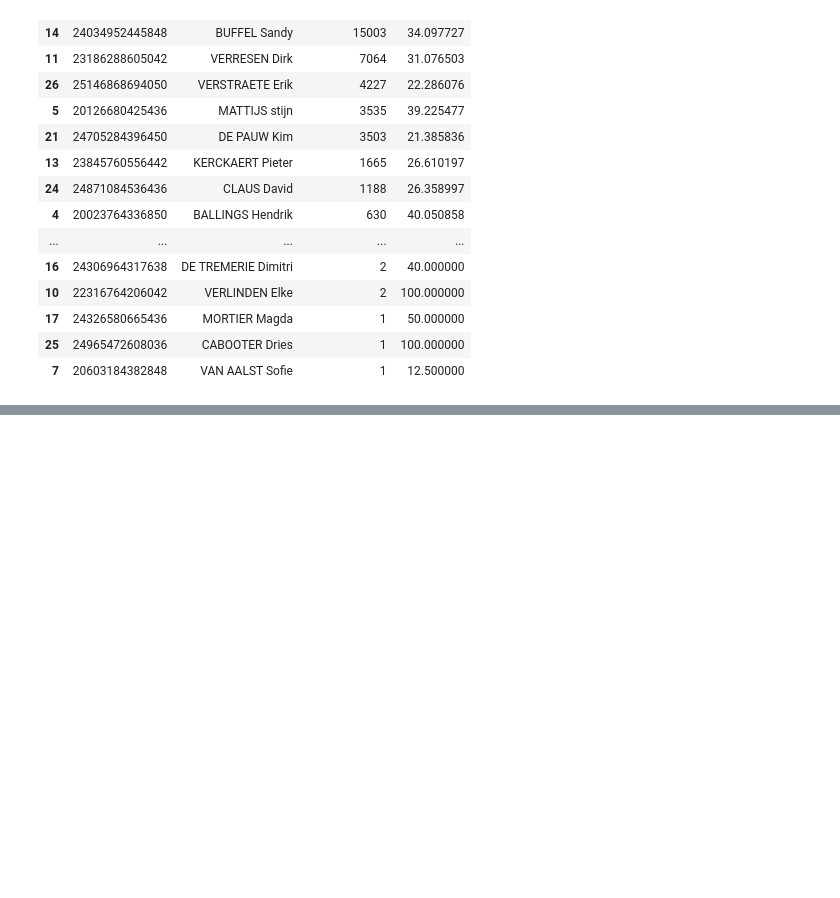
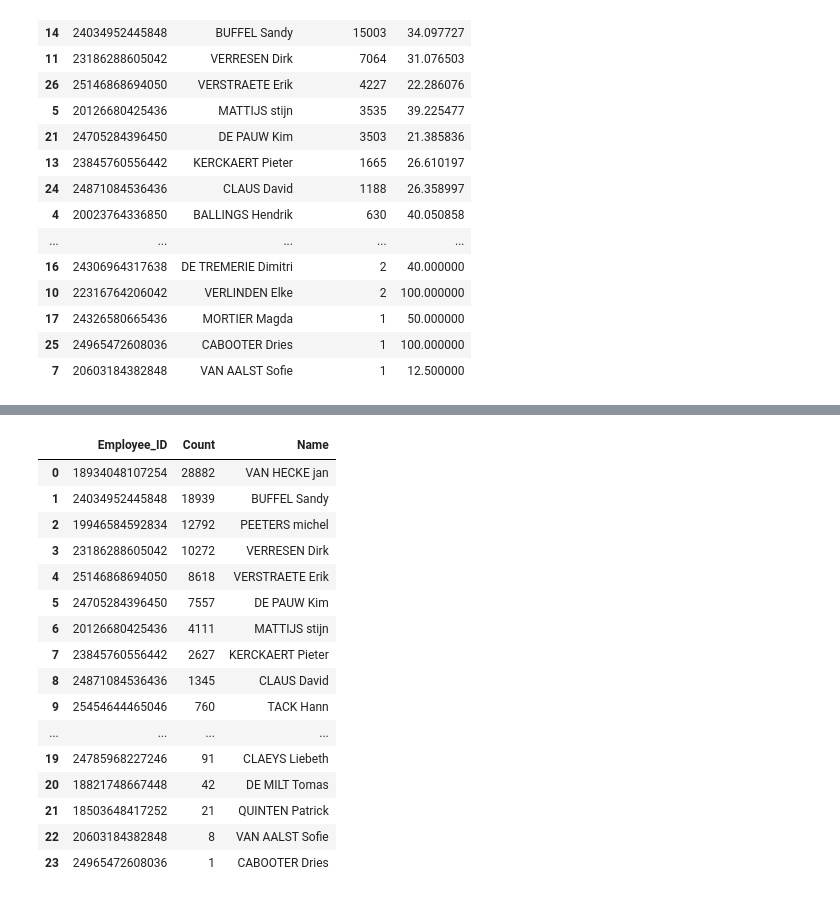
Before and after one commit to atyvaert/CRM-analytics, a Jupyter notebook: ACRM Q3.ipynb, the cells around one changed output, grey strips where cells are left out. Cells and saved outputs as stored; diff of their text form; code cells hidden in the pictures; blank space fills up the shorter version.

```diff
--- a/ACRM Q3.ipynb
+++ b/ACRM Q3.ipynb
@@ -389,0 +443,20 @@ employeeTurnoverRate
+# %%
+good_reviews
+# %% [output]
+|  | Employee_ID | Count | Name |
+| 0 | 18934048107254 | 28882 | VAN HECKE jan |
+| 1 | 24034952445848 | 18939 | BUFFEL Sandy |
+| 2 | 19946584592834 | 12792 | PEETERS michel |
+| 3 | 23186288605042 | 10272 | VERRESEN Dirk |
+| 4 | 25146868694050 | 8618 | VERSTRAETE Erik |
+| 5 | 24705284396450 | 7557 | DE PAUW Kim |
+| 6 | 20126680425436 | 4111 | MATTIJS stijn |
+| 7 | 23845760556442 | 2627 | KERCKAERT Pieter |
+| 8 | 24871084536436 | 1345 | CLAUS David |
+| 9 | 25454644465046 | 760 | TACK Hann |
+| ... | ... | ... | ... |
+| 19 | 24785968227246 | 91 | CLAEYS Liebeth |
+| 20 | 18821748667448 | 42 | DE MILT Tomas |
+| 21 | 18503648417252 | 21 | QUINTEN Patrick |
+| 22 | 20603184382848 | 8 | VAN AALST Sofie |
+| 23 | 24965472608036 | 1 | CABOOTER Dries |
```
Also changed, not shown: parts of 6 cells of this notebook.
